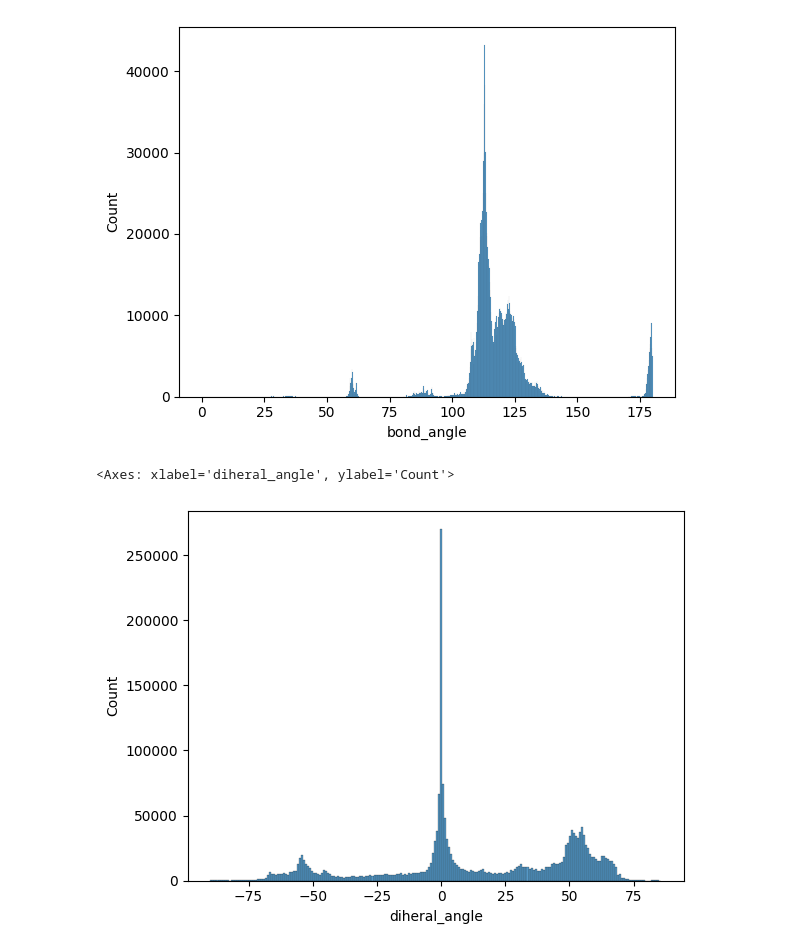
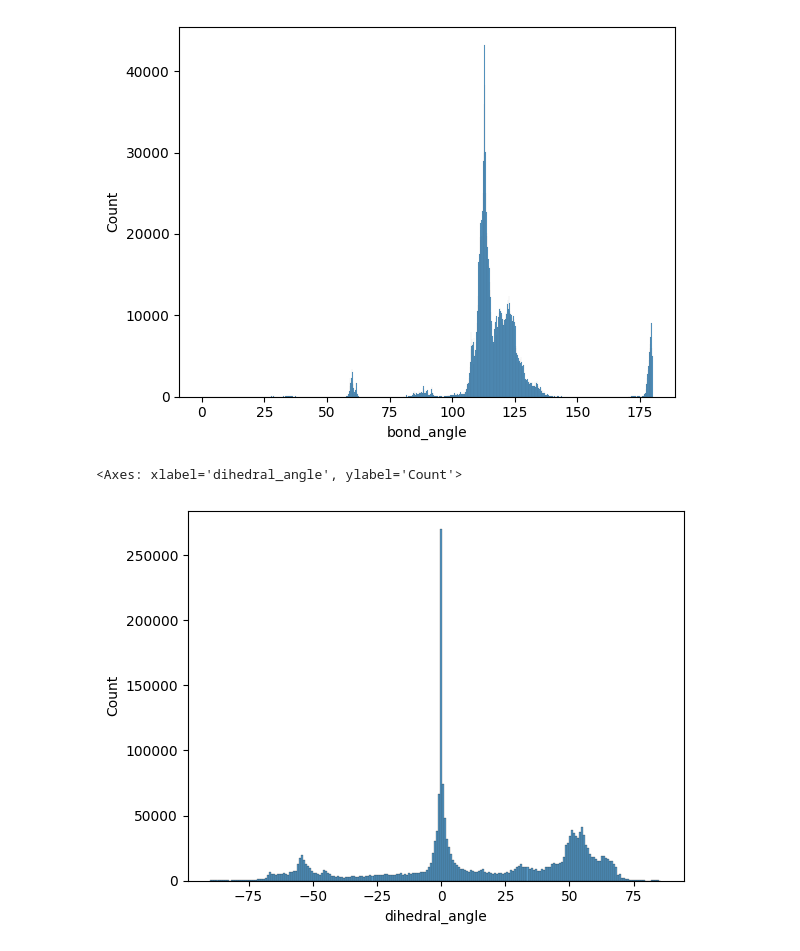
Before and after one commit to tram-tr/predicting-molecular-properties, a Jupyter notebook: feature_engineering.ipynb, the cells around one changed output. Drawn from its saved outputs; the diff is of its cells as text; code cells hidden in the pictures.

```diff
--- a/feature_engineering.ipynb
+++ b/feature_engineering.ipynb
@@ -553,3 +553,6 @@ test_extend = extend_df(test)
+# %%
+train_extend = pd.read_csv('drive/MyDrive/senior-yr/spring-2024/cse-60625/train_extend.csv')
+test_extend = pd.read_csv('drive/MyDrive/senior-yr/spring-2024/cse-60625/test_extend.csv')
 # %%
 train_extend.columns
 # %% [output]
@@ -586,7 +599,7 @@ sns.histplot(train_extend[train_extend.bond_angle != -1].bond_angle)
 <Axes: xlabel='bond_angle', ylabel='Count'>
 [figure]
 # %%
-sns.histplot(train_extend[train_extend.diheral_angle != -1].diheral_angle)
+sns.histplot(train_extend[train_extend.dihedral_angle!=-1].dihedral_angle)
 # %% [output]
-<Axes: xlabel='diheral_angle', ylabel='Count'>
+<Axes: xlabel='dihedral_angle', ylabel='Count'>
-[figure, old version]
+[figure, new version]
```
Also changed, not shown: parts of 30 cells of this notebook.
